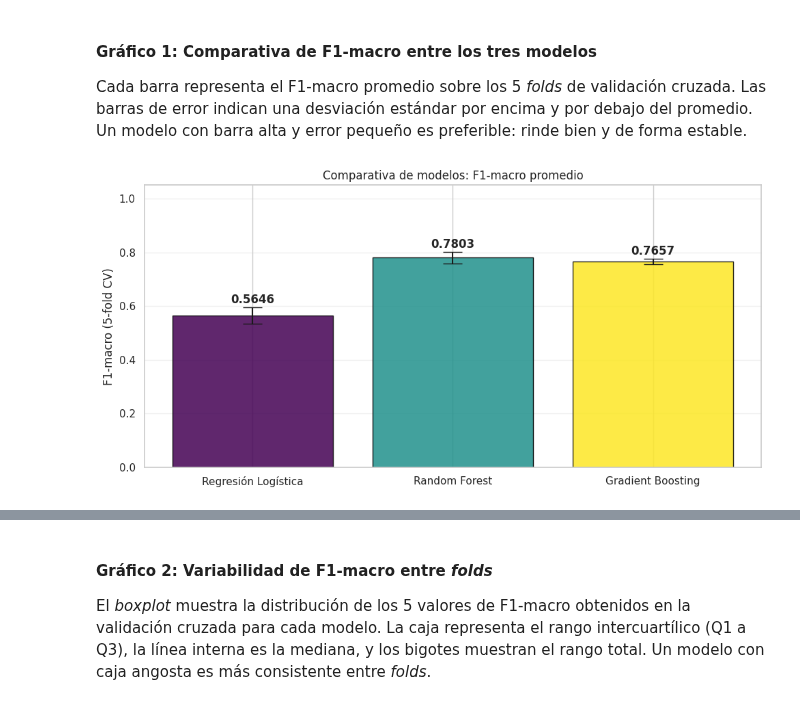
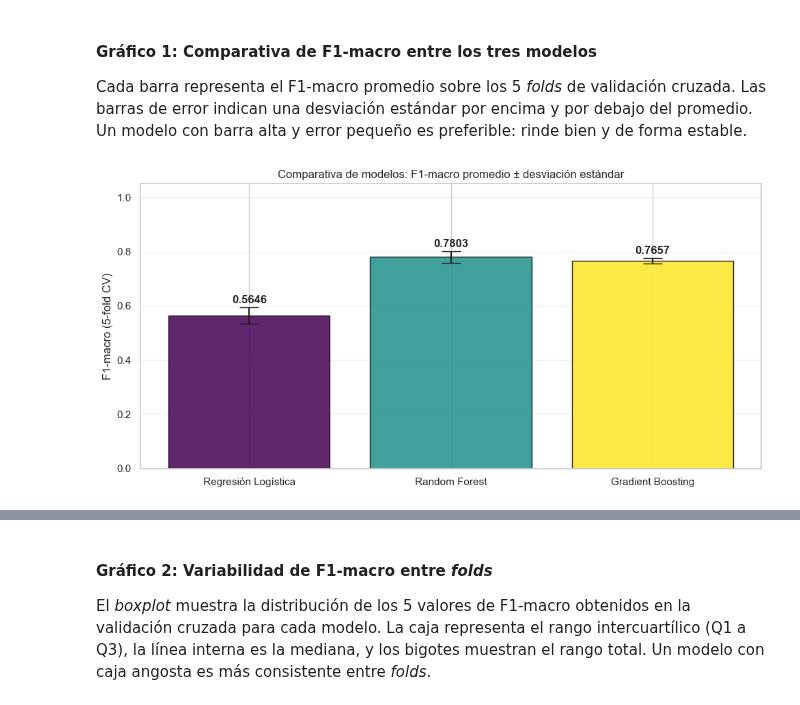
Before and after one commit to DaSilvaCesar/Tp-Ingenieria-Software, a Jupyter notebook: Proyecto_ingenieria_3.ipynb, the cells around one changed output, grey strips where cells are left out. Drawn from its saved outputs; the diff is of its cells as text; code cells hidden in the pictures.

```diff
--- a/Proyecto_ingenieria_3.ipynb
+++ b/Proyecto_ingenieria_3.ipynb
@@ -1356,29 +1388,25 @@ Arrays de scores por fold guardados en cv_scores_dict.
 
 Cada barra representa el F1-macro promedio sobre los 5 *folds* de validación cruzada. Las barras de error indican una desviación estándar por encima y por debajo del promedio. Un modelo con barra alta y error pequeño es preferible: rinde bien y de forma estable.
 # %%
-# Grafico (d): Barras de F1-macro con error bars
+# Gráfico (d): Barras de F1-macro con error bars
 modelos_nombres = list(cv_scores_dict.keys())
 medias_f1 = [cv_scores_dict[m]['f1_macro'].mean() for m in modelos_nombres]
 stds_f1   = [cv_scores_dict[m]['f1_macro'].std()  for m in modelos_nombres]
 
 fig, ax = plt.subplots(figsize=(10, 5))
-colores = ['#440154', '#21918c', '#fde725']
+colores = ['#440154', '#21918c', '#fde725']  # paleta viridis
 bars = ax.bar(modelos_nombres, medias_f1, yerr=stds_f1,
               capsize=10, color=colores, edgecolor='black', alpha=0.85)
 
+# Anotación de valores encima de cada barra
 for i, (m, s) in enumerate(zip(medias_f1, stds_f1)):
     ax.text(i, m + s + 0.015, f'{m:.4f}', ha='center', fontweight='bold')
 
 ax.set_ylabel('F1-macro (5-fold CV)')
-ax.set_title('Comparativa de modelos: F1-macro promedio', fontsize=12)
+ax.set_title('Comparativa de modelos: F1-macro promedio ± desviación estándar', fontsize=12)
 ax.set_ylim(0, 1.05)
 ax.grid(axis='y', alpha=0.3)
 plt.tight_layout()
-import os
-IN_COLAB = 'google.colab' in str(get_ipython())
-img_dir = '/content/' if IN_COLAB else os.path.join('..', 'app', 'static', 'img')
-os.makedirs(img_dir, exist_ok=True)
-plt.savefig(os.path.join(img_dir, 'comparativa.png'), dpi=150, bbox_inches='tight')
 plt.show()
 # %% [output]
-[figure, old version]
+[figure, new version]
```
Also changed, not shown: parts of 44 cells of this notebook, 1 other file.
